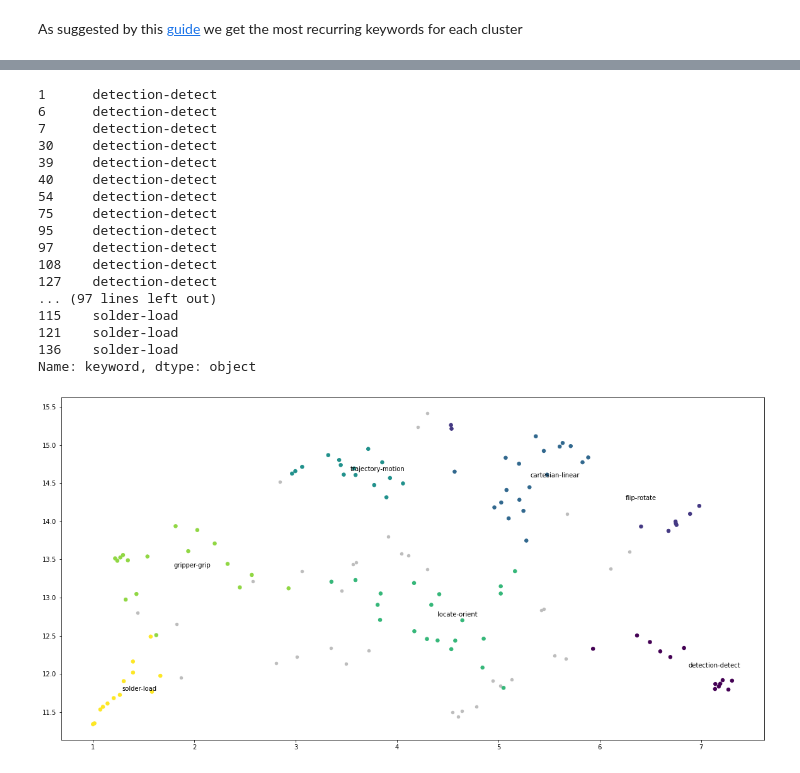
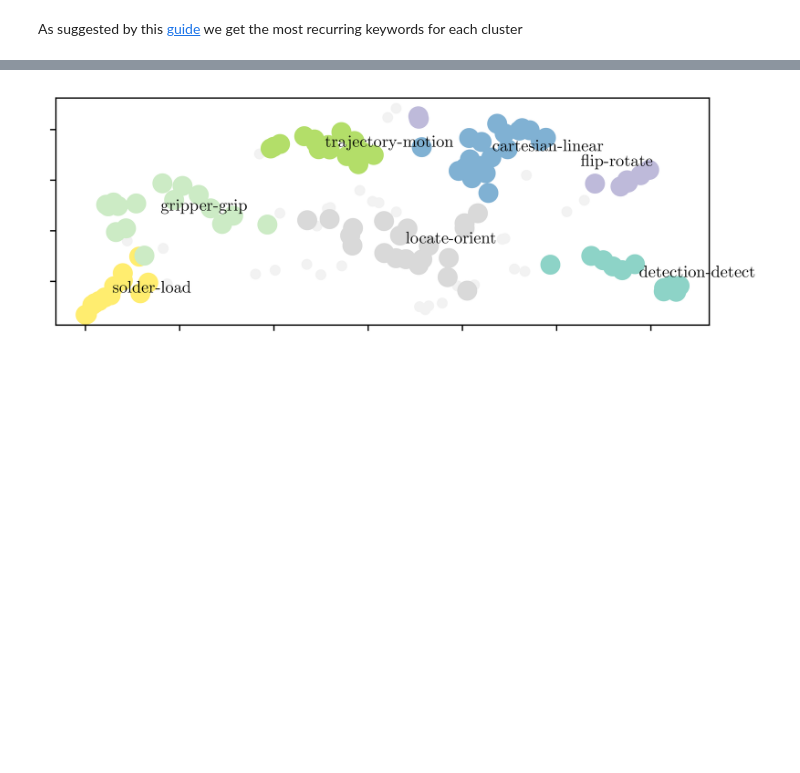
Before and after one commit to teiband/industrial-skill-review, a Jupyter notebook: src/FaissSearch/faissSearch.ipynb, the cells around one changed output, grey strips where cells are left out. Drawn from its saved outputs; the diff is of its cells as text; code cells hidden in the pictures; blank space fills up the shorter version.

Commit message:
clustering results

```diff
--- a/src/FaissSearch/faissSearch.ipynb
+++ b/src/FaissSearch/faissSearch.ipynb
@@ -201,8 +207,8 @@ plt.title("Hierarchical Clustering Dendrogram")
 # plot the top three levels of the dendrogram
 
 p = 3
-#linkageMatrix, dendoPlot = plot_dendrogram(model, truncate_mode="level", p=p, leaf_rotation=60.,leaf_font_size=10.)
-linkageMatrix, dendoPlot = plot_dendrogram(model, leaf_rotation=60.,leaf_font_size=3.)
+linkageMatrix, dendoPlot = plot_dendrogram(model, truncate_mode="level", p=p, leaf_rotation=60.,leaf_font_size=10.)
+#linkageMatrix, dendoPlot = plot_dendrogram(model, leaf_rotation=60.,leaf_font_size=3.)
 plt.xlabel("Number of points in node (or index of point if no parenthesis)")
 plt.savefig('D:/1. Papers/4. MyPapers/6_(20210609) Skill taxonomy/figures/denogrammClusteringRaw.png', dpi=600, bbox_inches = 'tight')
 print(dendoPlot["leaves"])
@@ -454,45 +460,63 @@ print(clusterDF)
 
 [140 rows x 6 columns]
 # %%
+import numpy as np
+
+import matplotlib
+from matplotlib import pyplot as plt
+
+# Latex export
+matplotlib.use("pgf")
+matplotlib.rcParams.update({
+    "pgf.texsystem": "pdflatex",
+    'font.family': 'serif',
+    'text.usetex': True,
+    'pgf.rcfonts': False,
+})
+
 # Visualize clusters with most appearing keywords
-fig, ax = plt.subplots(figsize=(20, 10))
+# (20,10)
+fig, ax = plt.subplots(figsize=(7.0, 2.5), dpi=600)
 outliers = clusterDF.loc[clusterDF.cluster == -1, :]
 clustered = clusterDF.loc[clusterDF.cluster != -1, :]
+plt.rcParams.update({'font.size': 10})
 #print(clustered.keys())
-plt.scatter(outliers.x, outliers.y, color='#BDBDBD', s=20)
-plt.scatter(clustered.x, clustered.y, c=clustered.cluster, s=30, cmap='viridis')
+
+#plt.figure(figsize=(3240/600, 1280/600), dpi=600)
+
+plt.scatter(outliers.x, outliers.y, color='#F2F2F2', s=30)
+plt.scatter(clustered.x, clustered.y, c=clustered.cluster, s=120, cmap='Set3')
 #plt.colorbar()
+ax.axes.xaxis.set_ticklabels([])
+ax.axes.yaxis.set_ticklabels([])
 
 #loop through labels and plot each cluster
 
 # group by "X" column
 groups = clustered.groupby('cluster')
 
 # extract keys from groups
 keys = groups.groups.keys()
 
 for i in keys:
 
     x = groups.get_group(i)['x'].mean()
     y = groups.get_group(i)['y'].mean()
 
     plt.annotate(groups.get_group(i).iloc[0]["keyword"], xy = (x,y))
+
+#plt.xticks(color='w')
+#plt.yticks(color='w')
+
+#plt.xlabel("Dimension 1", fontsize=10)
+#plt.ylabel("Dimension 2", fontsize=10)
+
+# import tikzplotlib
+
+# tikzplotlib.save("D:/1. Papers/4. MyPapers/6_(20210609) Skill taxonomy/figures/knnClusteringWords.tex")
+
+
+plt.savefig('D:/1. Papers/4. MyPapers/6_(20210609) Skill taxonomy/figures/knnClusteringWords.pgf', dpi=600, bbox_inches = 'tight')
+plt.show()
 # %% [output]
-1      detection-detect
-6      detection-detect
-7      detection-detect
-30     detection-detect
-39     detection-detect
-40     detection-detect
-54     detection-detect
-75     detection-detect
-95     detection-detect
-97     detection-detect
-108    detection-detect
-127    detection-detect
-... (97 lines left out)
-115    solder-load
-121    solder-load
-136    solder-load
-Name: keyword, dtype: object
-[figure, old version]
+[figure, new version]
```
Also changed, not shown: parts of 2 cells of this notebook.
